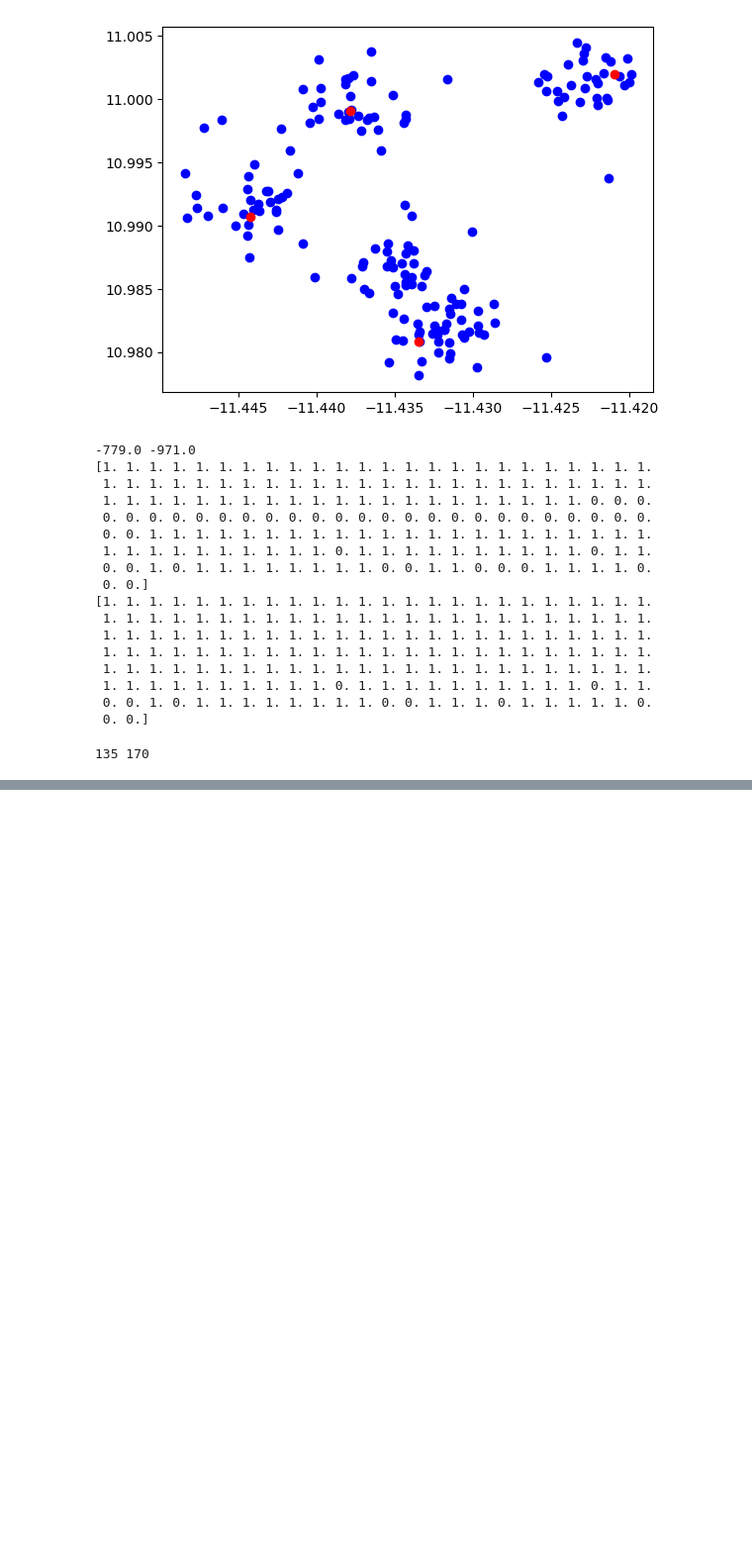
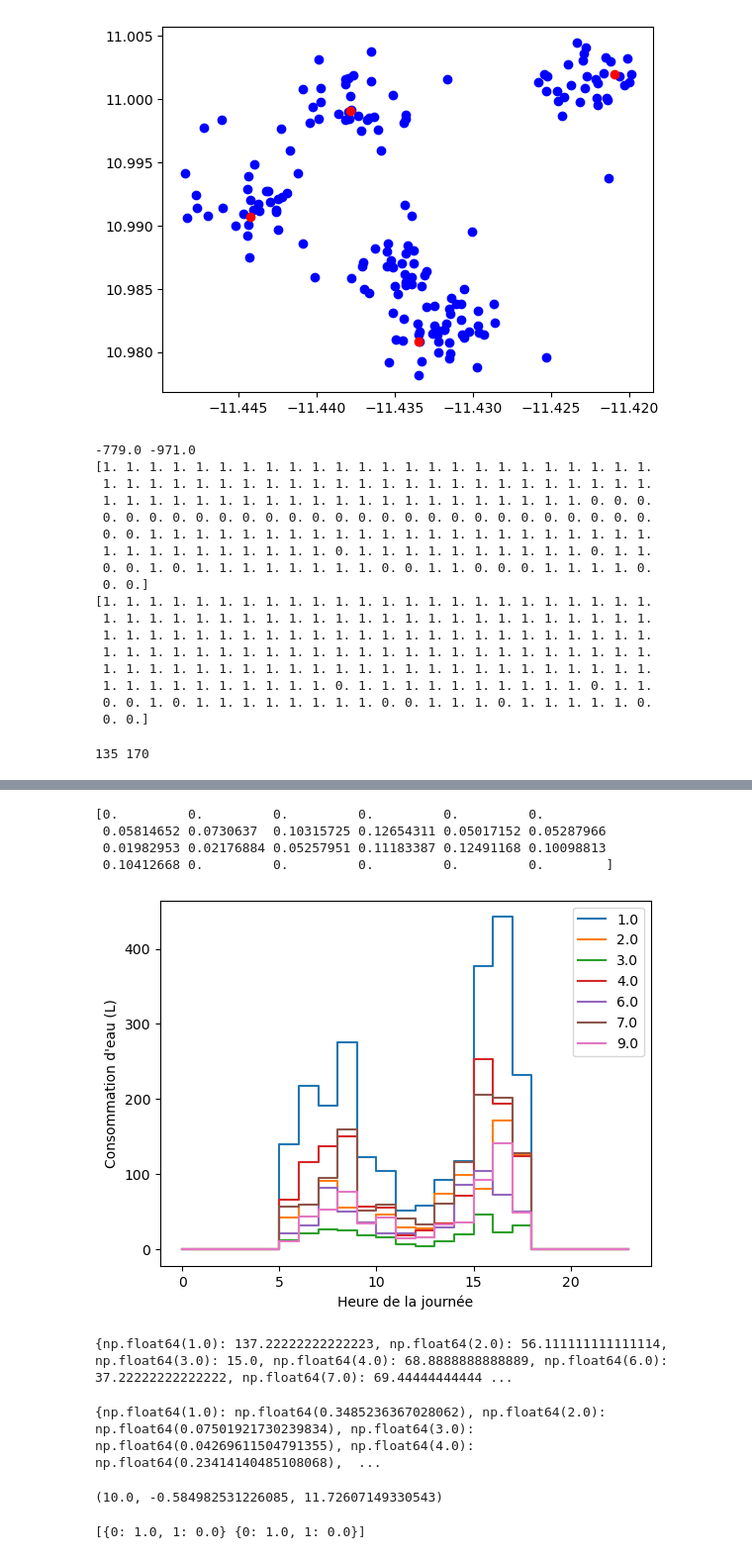
Before and after one commit to angus-chisholm/water-pump-placement, a Jupyter notebook: Old-files/testing_notebook.ipynb, the cells around one changed output, grey strips where cells are left out. Shown at 99% size. Drawn from its saved outputs; the diff is of its cells as text; code cells hidden in the pictures; blank space fills up the shorter version.

```diff
--- a/Old-files/testing_notebook.ipynb
+++ b/Old-files/testing_notebook.ipynb
@@ -248,0 +761,5 @@ print(counter,len(df))
+# %%
+usage_profile["value"] = usage_profile.apply(lambda row: generate_value_gaussian(row["moyenne"], row["std_dev"]), axis=1)
+usage_profile["value"] = usage_profile["value"]/np.sum(usage_profile["value"])
+profile_distribution = usage_profile["value"].to_numpy()
+time = usage_profile.index.to_numpy()
@@ -248,0 +781,28 @@ print(counter,len(df))
+# %%
+print(profile_distribution)
+# %% [output]
+[0.         0.         0.         0.         0.         0.
+ 0.05814652 0.0730637  0.10315725 0.12654311 0.05017152 0.05287966
+ 0.01982953 0.02176884 0.05257951 0.11183387 0.12491168 0.10098813
+ 0.10412668 0.         0.         0.         0.         0.        ]
+# %%
+fix,ax = plt.subplots()
+profile_dict = {}
+rng = np.random.default_rng(45)
+for key, value in consumption_dict.items():
+    profile_dict[key] = value * rng.normal(loc=means, scale=std_devs)
+    ax.step(time, profile_dict[key], label = key)
+
+ax.set_ylabel("Consommation d'eau (L)")
+ax.set_xlabel("Heure de la journée")
+ax.legend()
+plt.show()
+# %% [output]
+[figure, added]
+# %%
+# assuming constant flow rate of 0.3l/s
+consumption_rate = 0.3  # liters per second
+consumption_time = {key: value / consumption_rate / 60 for key, value in consumption_dict.items()}
+print(consumption_time) # minutes of consumption
+# %% [output]
+{np.float64(1.0): 137.22222222222223, np.float64(2.0): 56.111111111111114, np.float64(3.0): 15.0, np.float64(4.0): 68.8888888888889, np.float64(6.0): 37.22222222222222, np.float64(7.0): 69.44444444444 ...
@@ -248,0 +813,4 @@ print(counter,len(df))
+# %%
+print(open_time_at15)
+# %% [output]
+{np.float64(1.0): np.float64(0.3485236367028062), np.float64(2.0): np.float64(0.07501921730239834), np.float64(3.0): np.float64(0.04269611504791355), np.float64(4.0): np.float64(0.23414140485108068),  ...
@@ -248,0 +828,4 @@ print(counter,len(df))
+# %%
+print(x)
+# %% [output]
+(10.0, -0.584982531226085, 11.72607149330543)
@@ -248,0 +836,4 @@ print(counter,len(df))
+# %%
+print(y)
+# %% [output]
+[{0: 1.0, 1: 0.0} {0: 1.0, 1: 0.0}]
```
Also changed, not shown: parts of 38 cells of this notebook, 1 other file.
